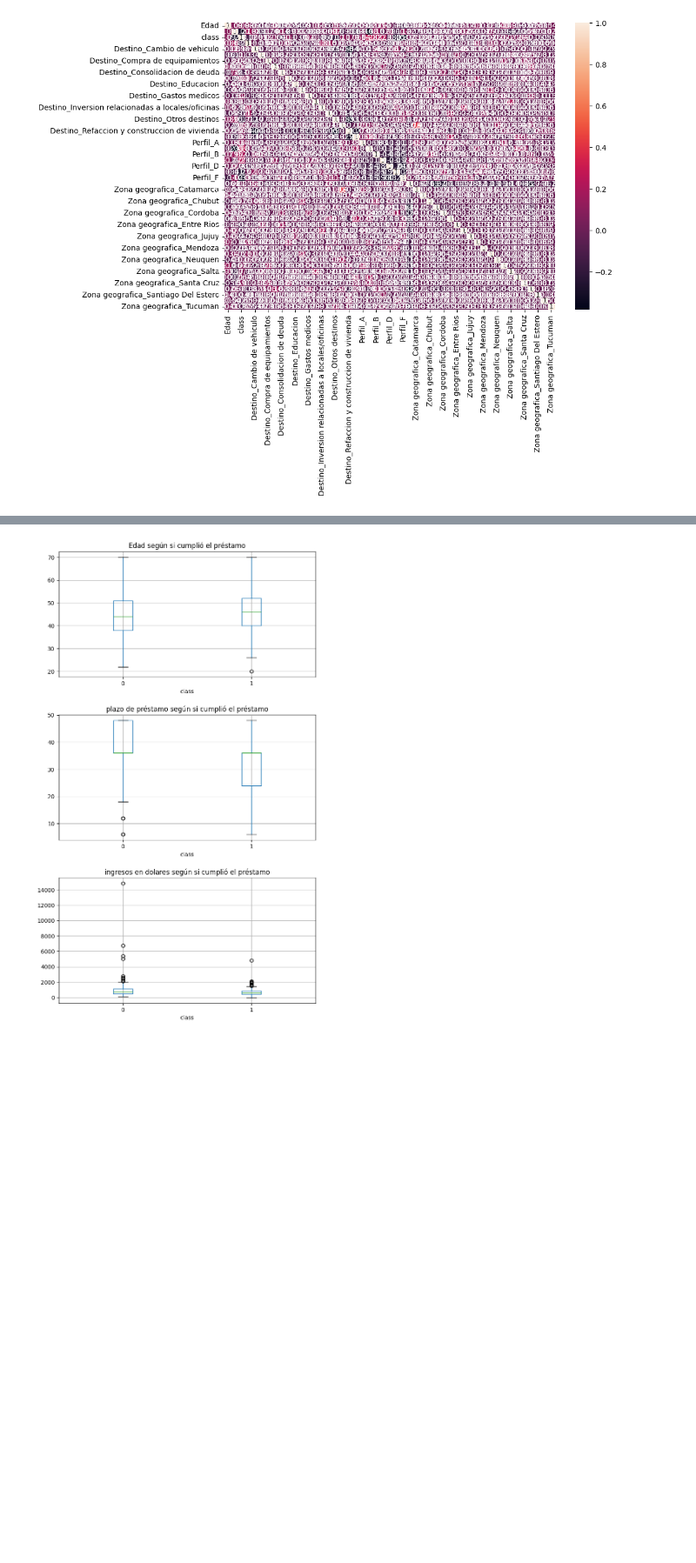
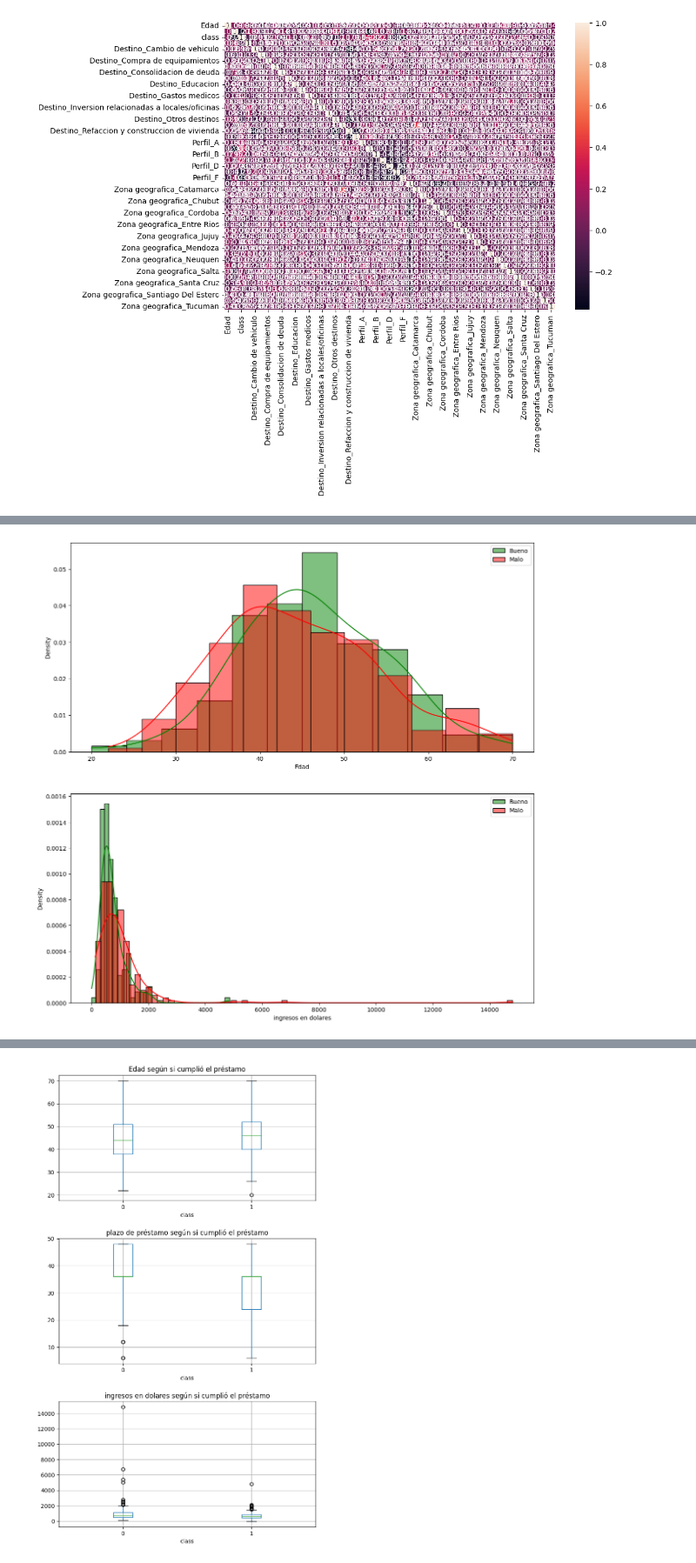
Before and after one commit to HANNNNSEN/AnalisisPrestamos, a Jupyter notebook: AnalisisPrestamos.ipynb, the cells around one changed output, grey strips where cells are left out. Shown at 87% size. Drawn from its saved outputs; the diff is of its cells as text; code cells hidden in the pictures; blank space fills up the shorter version.

```diff
--- a/AnalisisPrestamos.ipynb
+++ b/AnalisisPrestamos.ipynb
@@ -184 +187,19 @@ print("podemos ver que no existe una correlación fuerte entre edad e ingresos")
 podemos ver que no existe una correlación fuerte entre edad e ingresos
+# %%
+plt.figure(figsize=(14,14))
+gs = gridspec.GridSpec(2, 1)
+# Representación de la característica 1
+ax = plt.subplot(gs[0])
+sns.histplot(data=df_prueba[df_prueba['class'] == 1], x="Edad", kde=True, color="green", stat="density", label="Bueno", alpha=0.5)
+sns.histplot(data=df_prueba[df_prueba['class'] == 0], x="Edad", kde=True, color="red", stat="density", label="Malo", alpha=0.5)
+ax.legend()  # Para mostrar la leyenda
+
+# Representación de la característica 2
+ax = plt.subplot(gs[1])
+sns.histplot(data=df_prueba[df_prueba['class'] == 1], x="ingresos en dolares", kde=True, color="green", stat="density", label="Bueno", alpha=0.5)
+sns.histplot(data=df_prueba[df_prueba['class'] == 0], x="ingresos en dolares", kde=True, color="red", stat="density", label="Malo", alpha=0.5)
+ax.legend()  # Para mostrar la leyenda
+
+plt.show()
+# %% [output]
+[figure, added]
```
Also changed, not shown: parts of 4 cells of this notebook.
